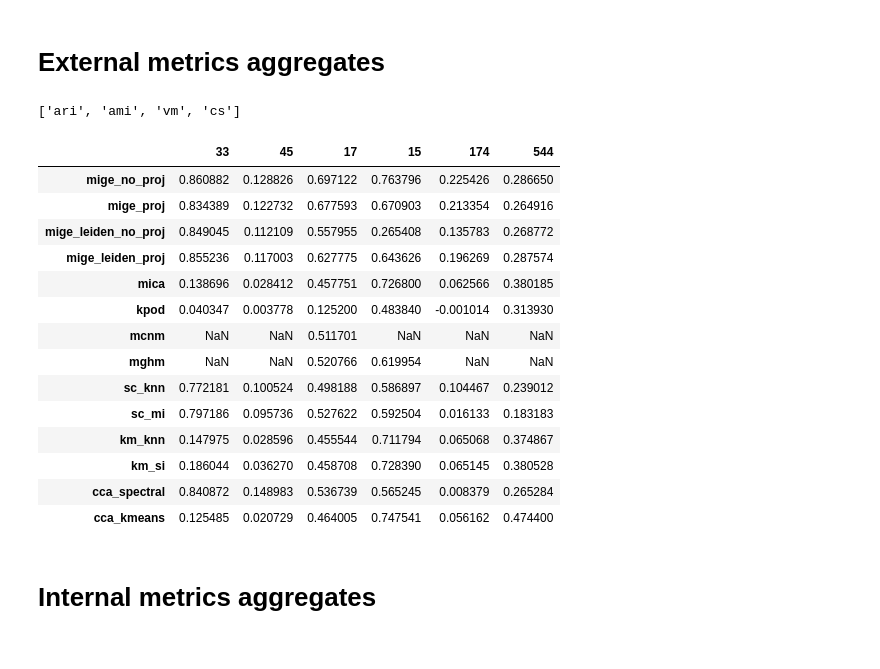
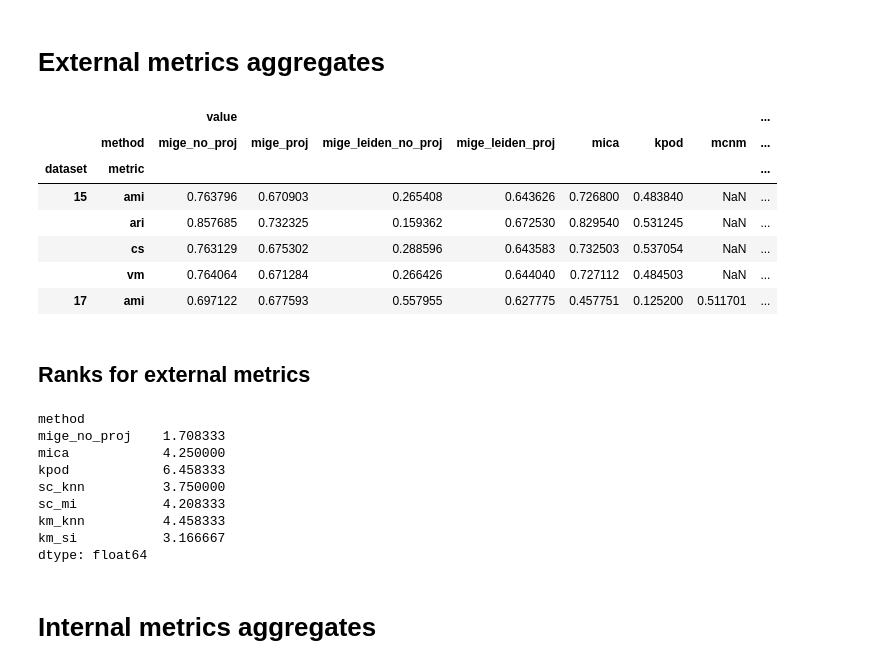
Before and after one commit to simonetome/fusemix, a Jupyter notebook: test_src/notebooks/analyze_simulation.ipynb, the cells around one changed output. Drawn from its saved outputs; the diff is of its cells as text; code cells hidden in the pictures.

```diff
--- a/test_src/notebooks/analyze_simulation.ipynb
+++ b/test_src/notebooks/analyze_simulation.ipynb
@@ -99,29 +145,34 @@ for metric,v1 in external_metrics_results.items():
         for method,v3 in v2.items():
             external_metrics_means[metric][dataset_id][method] = np.mean(v3)
             external_metrics_stds[metric][dataset_id][method] = np.std(v3)
-# %%
-external_metrics
-# %% [output]
-['ari', 'ami', 'vm', 'cs']
-# %%
-# example
-pd.DataFrame.from_dict(external_metrics_means['ami'])
-# %% [output]
-|  | 33 | 45 | 17 | 15 | 174 | 544 |
-| mige_no_proj | 0.860882 | 0.128826 | 0.697122 | 0.763796 | 0.225426 | 0.286650 |
-| mige_proj | 0.834389 | 0.122732 | 0.677593 | 0.670903 | 0.213354 | 0.264916 |
-| mige_leiden_no_proj | 0.849045 | 0.112109 | 0.557955 | 0.265408 | 0.135783 | 0.268772 |
-| mige_leiden_proj | 0.855236 | 0.117003 | 0.627775 | 0.643626 | 0.196269 | 0.287574 |
-| mica | 0.138696 | 0.028412 | 0.457751 | 0.726800 | 0.062566 | 0.380185 |
-| kpod | 0.040347 | 0.003778 | 0.125200 | 0.483840 | -0.001014 | 0.313930 |
-| mcnm | NaN | NaN | 0.511701 | NaN | NaN | NaN |
-| mghm | NaN | NaN | 0.520766 | 0.619954 | NaN | NaN |
-| sc_knn | 0.772181 | 0.100524 | 0.498188 | 0.586897 | 0.104467 | 0.239012 |
-| sc_mi | 0.797186 | 0.095736 | 0.527622 | 0.592504 | 0.016133 | 0.183183 |
-| km_knn | 0.147975 | 0.028596 | 0.455544 | 0.711794 | 0.065068 | 0.374867 |
-| km_si | 0.186044 | 0.036270 | 0.458708 | 0.728390 | 0.065145 | 0.380528 |
-| cca_spectral | 0.840872 | 0.148983 | 0.536739 | 0.565245 | 0.008379 | 0.265284 |
-| cca_kmeans | 0.125485 | 0.020729 | 0.464005 | 0.747541 | 0.056162 | 0.474400 |
+# %%
+combined_external_means = combine_dataset(external_metrics_means,external_metrics)
+combined_external_stds = combine_dataset(external_metrics_stds,external_metrics)
+combined_external_means.head(5)
+# %% [output]
+|  |  | value |  |  |  |  |  |  | ... |
+|  | method | mige_no_proj | mige_proj | mige_leiden_no_proj | mige_leiden_proj | mica | kpod | mcnm | ... |
+| dataset | metric |  |  |  |  |  |  |  | ... |
+| 15 | ami | 0.763796 | 0.670903 | 0.265408 | 0.643626 | 0.726800 | 0.483840 | NaN | ... |
+|  | ari | 0.857685 | 0.732325 | 0.159362 | 0.672530 | 0.829540 | 0.531245 | NaN | ... |
+|  | cs | 0.763129 | 0.675302 | 0.288596 | 0.643583 | 0.732503 | 0.537054 | NaN | ... |
+|  | vm | 0.764064 | 0.671284 | 0.266426 | 0.644040 | 0.727112 | 0.484503 | NaN | ... |
+| 17 | ami | 0.697122 | 0.677593 | 0.557955 | 0.627775 | 0.457751 | 0.125200 | 0.511701 | ... |
+# %% [markdown]
+## Ranks for external metrics
+# %%
+# Calculate average rank for each method
+combined_external_means['value'][TESTED_METHODS].rank(axis = 'columns', ascending = False).mean(axis=0)
+# %% [output]
+method
+mige_no_proj    1.708333
+mica            4.250000
+kpod            6.458333
+sc_knn          3.750000
+sc_mi           4.208333
+km_knn          4.458333
+km_si           3.166667
+dtype: float64
 # %% [markdown]
 # Internal metrics aggregates
 # %%
```
Also changed, not shown: parts of 20 cells of this notebook, 10 other files.
